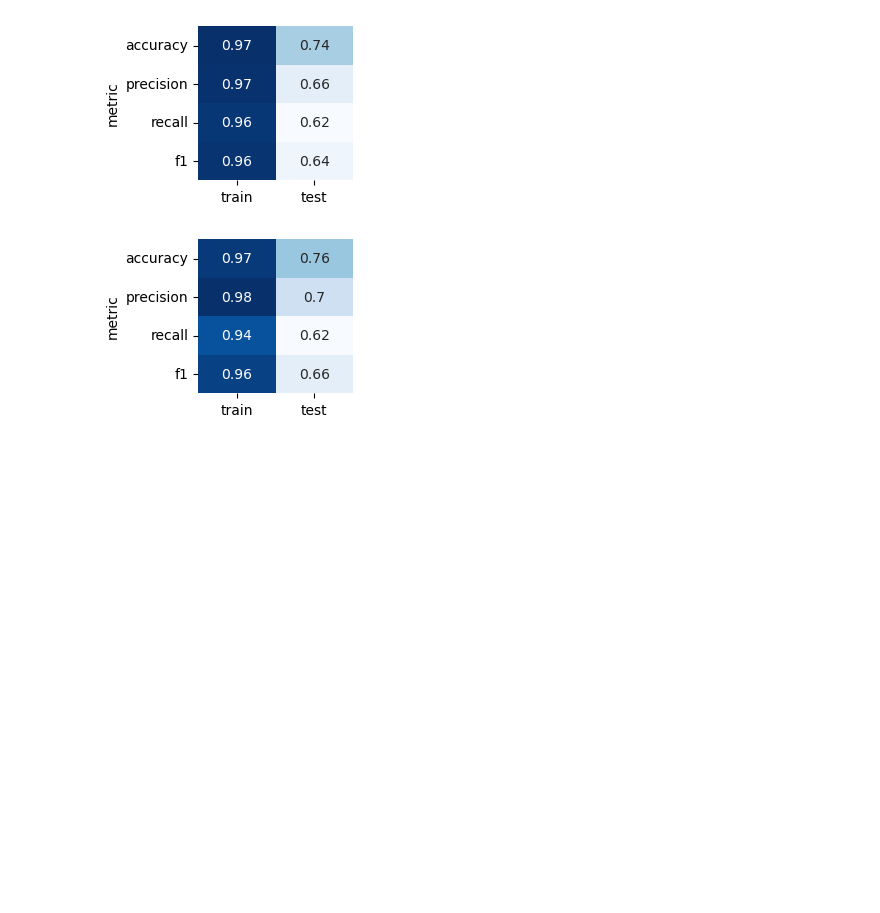
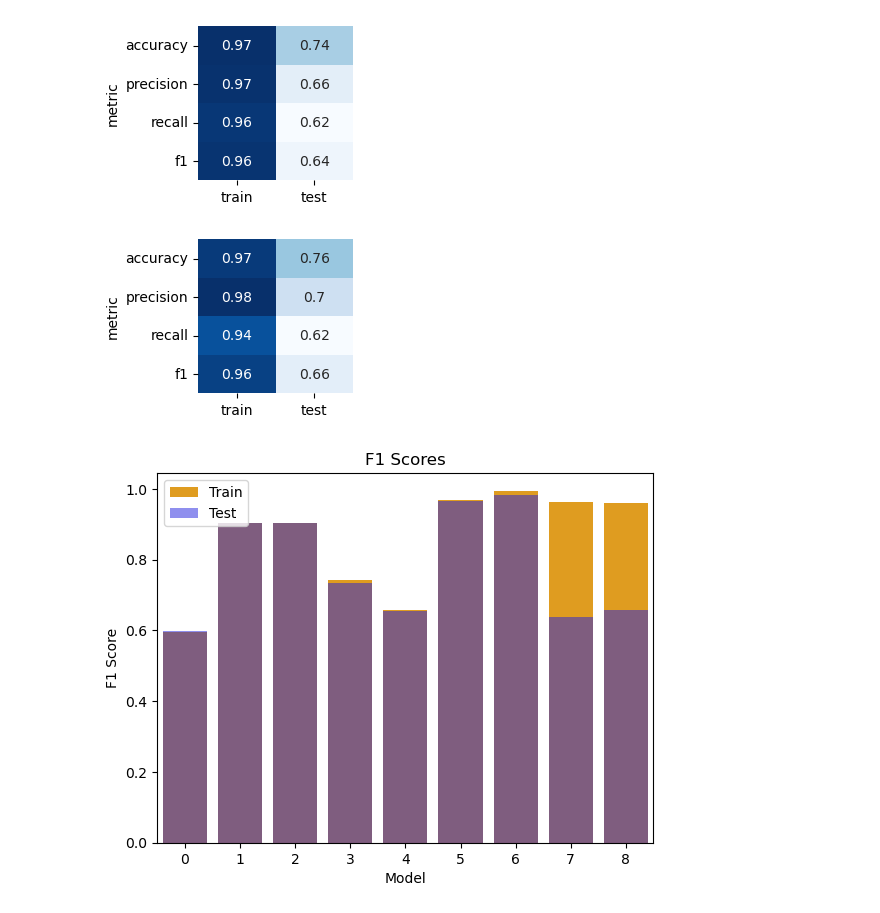
Before and after one commit to HGB-ProcessMining/pm-road-fines, a Jupyter notebook: model_evaluation/model_evaluation.ipynb, the cells around one changed output. Saved outputs shown, nothing was run; the diff lists cells and outputs as text; code cells hidden in the pictures; blank space fills up the shorter version.

```diff
--- a/model_evaluation/model_evaluation.ipynb
+++ b/model_evaluation/model_evaluation.ipynb
@@ -66,11 +66,21 @@ for file in os.listdir(os.path.join(result_dir, "model_metrics")):
 [figure]
 [figure]
 # %%
-#plot f1 scores
+
 f1_scores = pd.DataFrame({"f1_scores_test": f1_scores_test, "f1_scores_train": f1_scores_train})
 
+# Plot f1 scores
+sns.barplot(x=f1_scores.index, y="f1_scores_train", color = "orange", data=f1_scores, label = "Train")
+sns.barplot(x=f1_scores.index, y="f1_scores_test", color="blue", data=f1_scores, alpha = 0.5, label="Test")
 
-fig = px.bar(f1_scores, x=f1_scores.index, y=["f1_scores_test", "f1_scores_train"], barmode="group")
-#set title and axis labels
-fig.update_layout(title="F1 Scores", xaxis_title="Model", yaxis_title="F1 Score")
-fig.write_image(os.path.join(stats_and_vis_dir, "f1_scores.png"), width=600, height=400)
+
+# Set title and axis labels
+plt.title("F1 Scores")
+plt.xlabel("Model")
+plt.ylabel("F1 Score")
+#legend upper left
+plt.legend(loc=2)
+plt.savefig(os.path.join(stats_and_vis_dir, "model_metrics", "f1_scores" + ".png"), dpi=600)
+plt.show()
+# %% [output]
+[figure, added]
```
Also changed, not shown: 1 other file.
